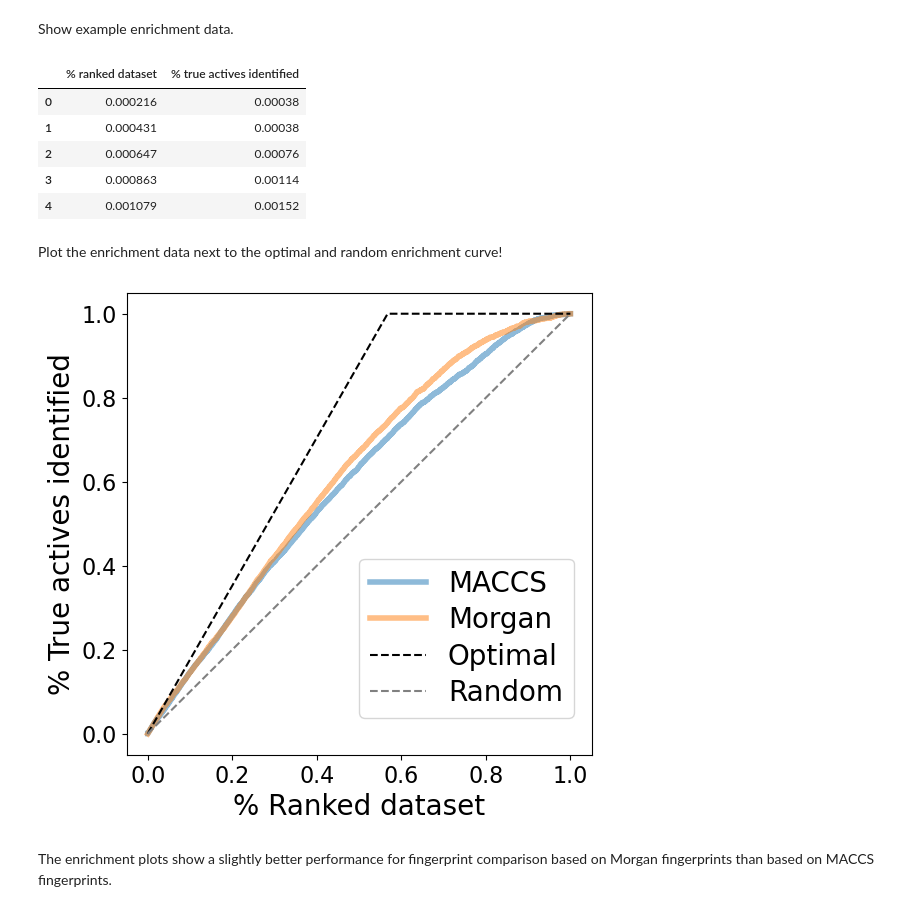
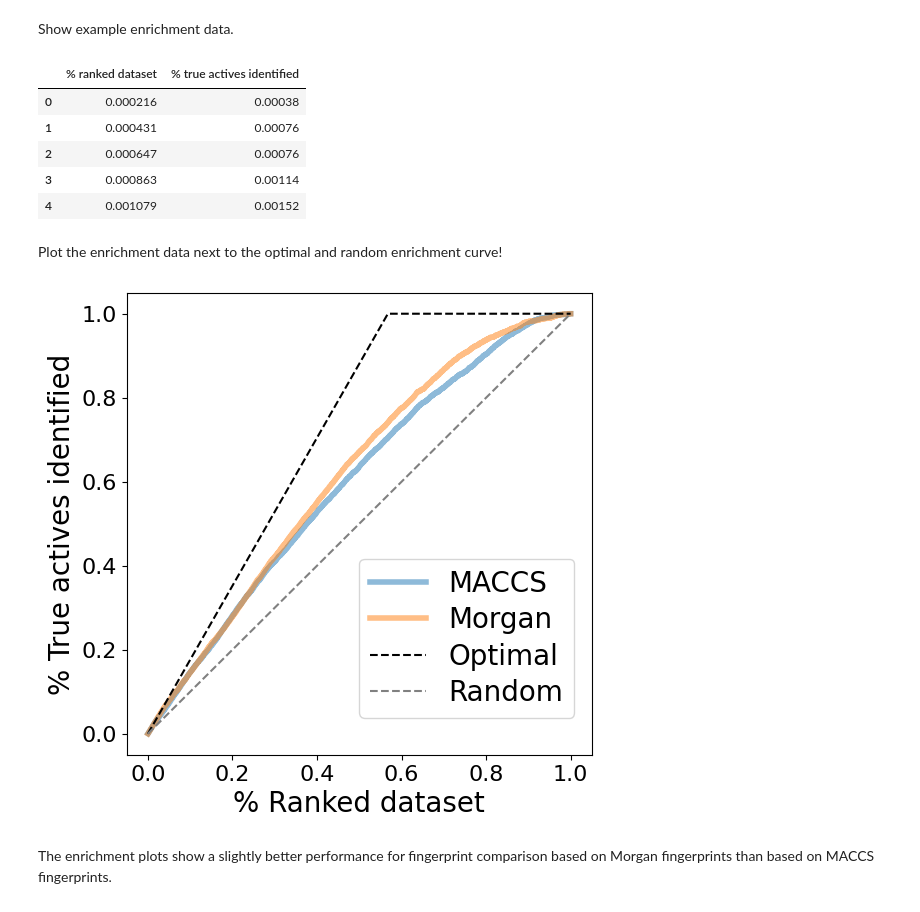
Before and after one commit to hossainlab/AI4CADD, a Jupyter notebook: Day2/T004_compound_similarity/T004_compound_similarity.ipynb, the cells around one changed output. Cells and saved outputs as stored; diff of their text form; code cells hidden in the pictures.

```diff
--- a/Day2/T004_compound_similarity/T004_compound_similarity.ipynb
+++ b/Day2/T004_compound_similarity/T004_compound_similarity.ipynb
@@ -515,7 +537,7 @@ We import molecules from a *csv* file containing the filtered EGFR-tested molecu
 __Dataset__: Import data from the _csv_ file containing molecules in the SMILES format.
 # %%
 molecule_dataset = pd.read_csv(
-    HERE / "../T002_compound_adme/data/EGFR_compounds_lipinski.csv",
+    "https://raw.githubusercontent.com/hossainlab/AI4CADD/refs/heads/main/Day2/T002_compound_adme/data/EGFR_compounds_lipinski.csv",
     usecols=["molecule_chembl_id", "smiles", "pIC50"],
 )
 print(f"Number of molecules in dataset: {len(molecule_dataset)}")
@@ -788,7 +810,7 @@ enrichment_data["tanimoto_maccs"].head()
 # %% [output]
 |  | % ranked dataset | % true actives identified |
 | 0 | 0.000216 | 0.00038 |
-| 1 | 0.000431 | 0.00038 |
+| 1 | 0.000431 | 0.00076 |
 | 2 | 0.000647 | 0.00076 |
 | 3 | 0.000863 | 0.00114 |
 | 4 | 0.001079 | 0.00152 |
@@ -815,35 +837,35 @@ ax.set_xlabel("% Ranked dataset", size=fontsize)
 # Plot optimal curve: Ratio of actives in dataset
 ratio_actives = sum(molecule_dataset["pIC50"] >= pic50_cutoff) / len(molecule_dataset)
 ax.plot(
     [0, ratio_actives, 1],
     [0, 1, 1],
     label="Optimal curve",
     color="black",
     linestyle="--",
 )
 
 # Plot random curve
 ax.plot([0, 1], [0, 1], label="Random curve", color="grey", linestyle="--")
 
 plt.tick_params(labelsize=16)
 plt.legend(
     labels=["MACCS", "Morgan", "Optimal", "Random"],
     loc=(0.5, 0.08),
     fontsize=fontsize,
     labelspacing=0.3,
 )
 
 # Save plot -- use bbox_inches to include text boxes
 plt.savefig(
-    DATA / "enrichment_plot.png",
+    "enrichment_plot.png",
     dpi=300,
     bbox_inches="tight",
     transparent=True,
 )
 
 plt.show()
 # %% [output]
-[figure, old version]
+[figure, new version]
 # %% [markdown]
 The enrichment plots show a slightly better performance for fingerprint comparison based on Morgan fingerprints than based on MACCS fingerprints.
 # %% [markdown]
```
Also changed, not shown: parts of 17 cells of this notebook.
